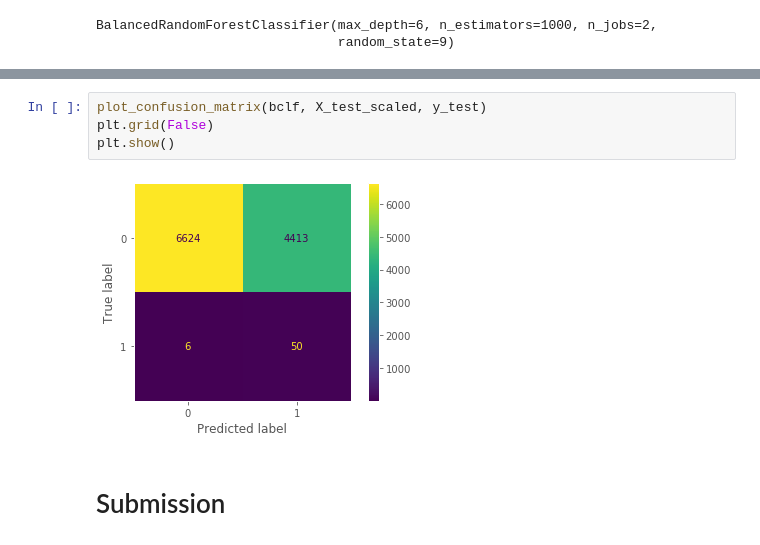
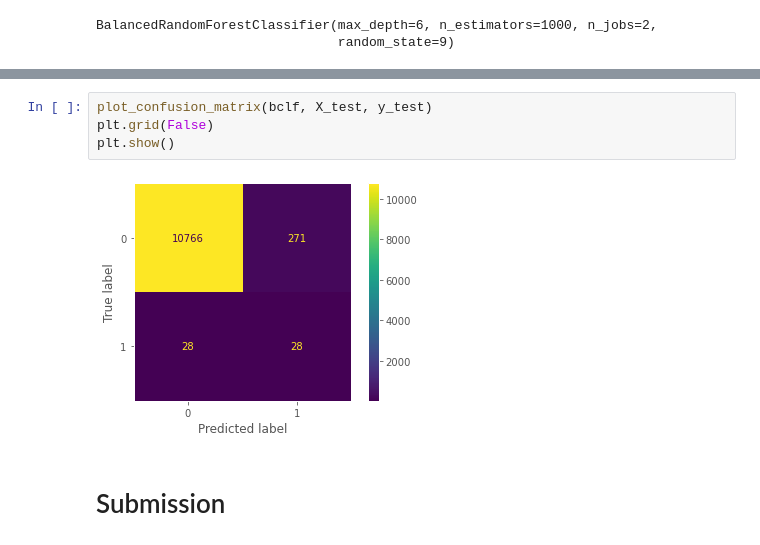
Before and after one commit to lgov/kul_advanalytics, a Jupyter notebook: BDA_1.ipynb, the cells around one changed output, grey strips where cells are left out. Drawn from its saved outputs; the diff is of its cells as text.

Commit message:
x_train_scaled to x_train on balanced forest confusion matrix

```diff
--- a/BDA_1.ipynb
+++ b/BDA_1.ipynb
@@ -360,9 +360,9 @@ plot_roc_curve(bclf, X_test, y_test)
 # %%
-plot_confusion_matrix(bclf, X_test_scaled, y_test)
+plot_confusion_matrix(bclf, X_test, y_test)
 plt.grid(False)
 plt.show()
 # %% [output]
-[figure, old version]
+[figure, new version]
 # %% [markdown]
 # Submission
 # %%
```
Also changed, not shown: parts of 4 cells of this notebook.
